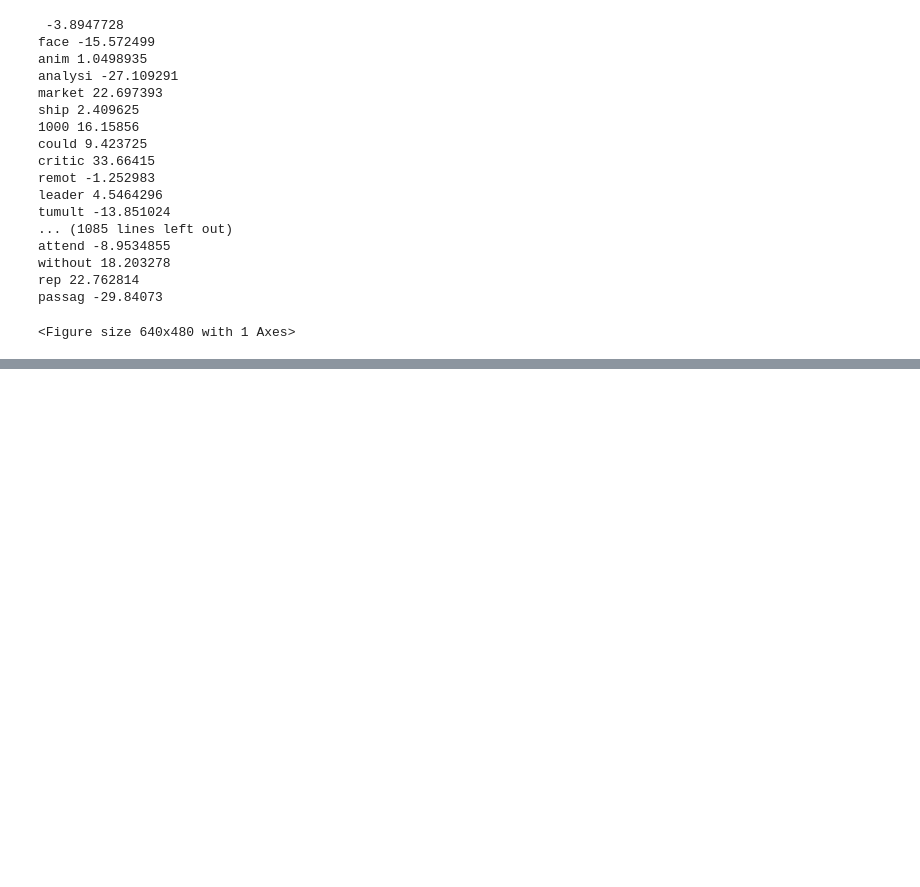
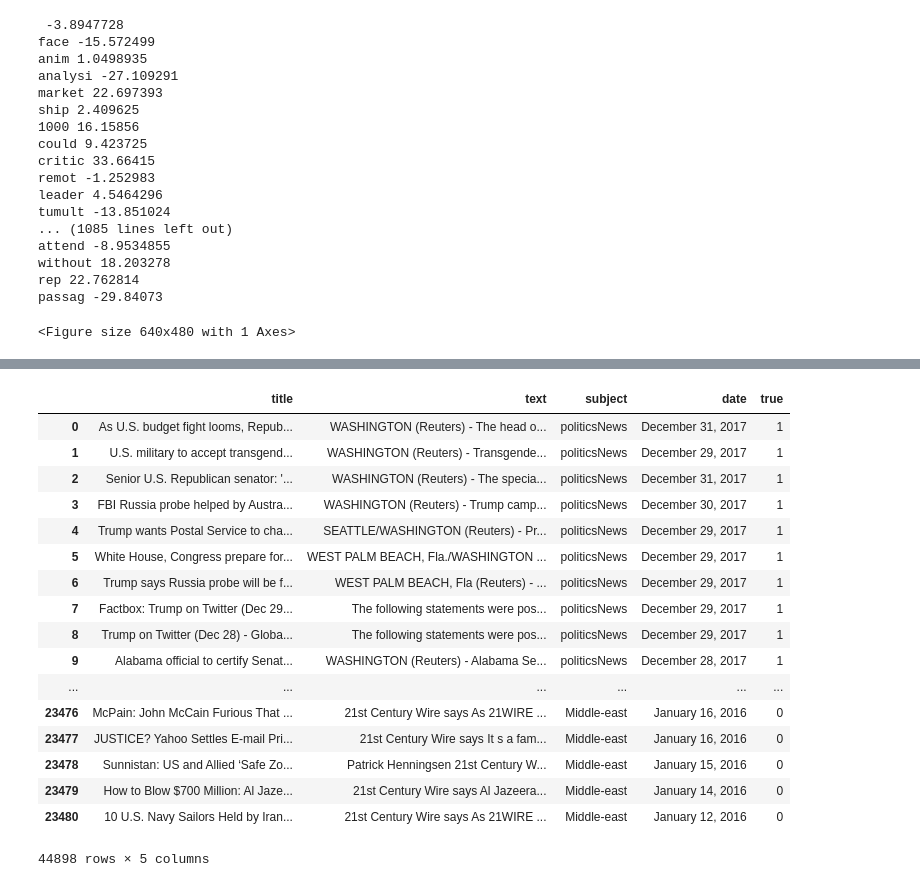
Before and after one commit to Vectorlites/Capstone, a Jupyter notebook: covid_hackathon_Merged.ipynb, the cells around one changed output, grey strips where cells are left out. Cells and saved outputs as stored; diff of their text form; code cells hidden in the pictures; blank space fills up the shorter version.

```diff
--- a/covid_hackathon_Merged.ipynb
+++ b/covid_hackathon_Merged.ipynb
@@ -319,0 +695,18 @@ df.head(10)
+# %%
+import pandas as pd
+pd.set_option("display.max_colwidth", 200)
+import numpy as np
+import re
+import matplotlib.pyplot as plt
+import seaborn as sns
+%matplotlib inline
+
+import nltk
+from nltk import FreqDist
+
+import spacy
+import gensim
+from gensim import corpora
+
+import pyLDAvis
+import pyLDAvis.gensim
@@ -1007,0 +1651,6 @@ passag -29.84073
+# %%
+# https://www.kaggle.com/washingtongold/fake-vs-real-news/data
+# https://www.kaggle.com/ryanxjhan/cbc-news-coronavirus-articles-march-26
+
+true = pd.read_csv('True.csv')
+false = pd.read_csv('Fake.csv')
@@ -1007,0 +1675,3 @@ passag -29.84073
+# %%
+true['true'] = 1
+false['true'] = 0
@@ -1007,0 +1687,23 @@ passag -29.84073
+# %%
+data = pd.concat([true,false])
+# %%
+data
+# %% [output]
+|  | title | text | subject | date | true |
+| 0 | As U.S. budget fight looms, Repub... | WASHINGTON (Reuters) - The head o... | politicsNews | December 31, 2017 | 1 |
+| 1 | U.S. military to accept transgend... | WASHINGTON (Reuters) - Transgende... | politicsNews | December 29, 2017 | 1 |
+| 2 | Senior U.S. Republican senator: '... | WASHINGTON (Reuters) - The specia... | politicsNews | December 31, 2017 | 1 |
+| 3 | FBI Russia probe helped by Austra... | WASHINGTON (Reuters) - Trump camp... | politicsNews | December 30, 2017 | 1 |
+| 4 | Trump wants Postal Service to cha... | SEATTLE/WASHINGTON (Reuters) - Pr... | politicsNews | December 29, 2017 | 1 |
+| 5 | White House, Congress prepare for... | WEST PALM BEACH, Fla./WASHINGTON ... | politicsNews | December 29, 2017 | 1 |
+| 6 | Trump says Russia probe will be f... | WEST PALM BEACH, Fla (Reuters) - ... | politicsNews | December 29, 2017 | 1 |
+| 7 | Factbox: Trump on Twitter (Dec 29... | The following statements were pos... | politicsNews | December 29, 2017 | 1 |
+| 8 | Trump on Twitter (Dec 28) - Globa... | The following statements were pos... | politicsNews | December 29, 2017 | 1 |
+| 9 | Alabama official to certify Senat... | WASHINGTON (Reuters) - Alabama Se... | politicsNews | December 28, 2017 | 1 |
+| ... | ... | ... | ... | ... | ... |
+| 23476 | McPain: John McCain Furious That ... | 21st Century Wire says As 21WIRE ... | Middle-east | January 16, 2016 | 0 |
+| 23477 | JUSTICE? Yahoo Settles E-mail Pri... | 21st Century Wire says It s a fam... | Middle-east | January 16, 2016 | 0 |
+| 23478 | Sunnistan: US and Allied ‘Safe Zo... | Patrick Henningsen 21st Century W... | Middle-east | January 15, 2016 | 0 |
+| 23479 | How to Blow $700 Million: Al Jaze... | 21st Century Wire says Al Jazeera... | Middle-east | January 14, 2016 | 0 |
+| 23480 | 10 U.S. Navy Sailors Held by Iran... | 21st Century Wire says As 21WIRE ... | Middle-east | January 12, 2016 | 0 |
+44898 rows × 5 columns
```
Also changed, not shown: parts of 201 cells of this notebook.
